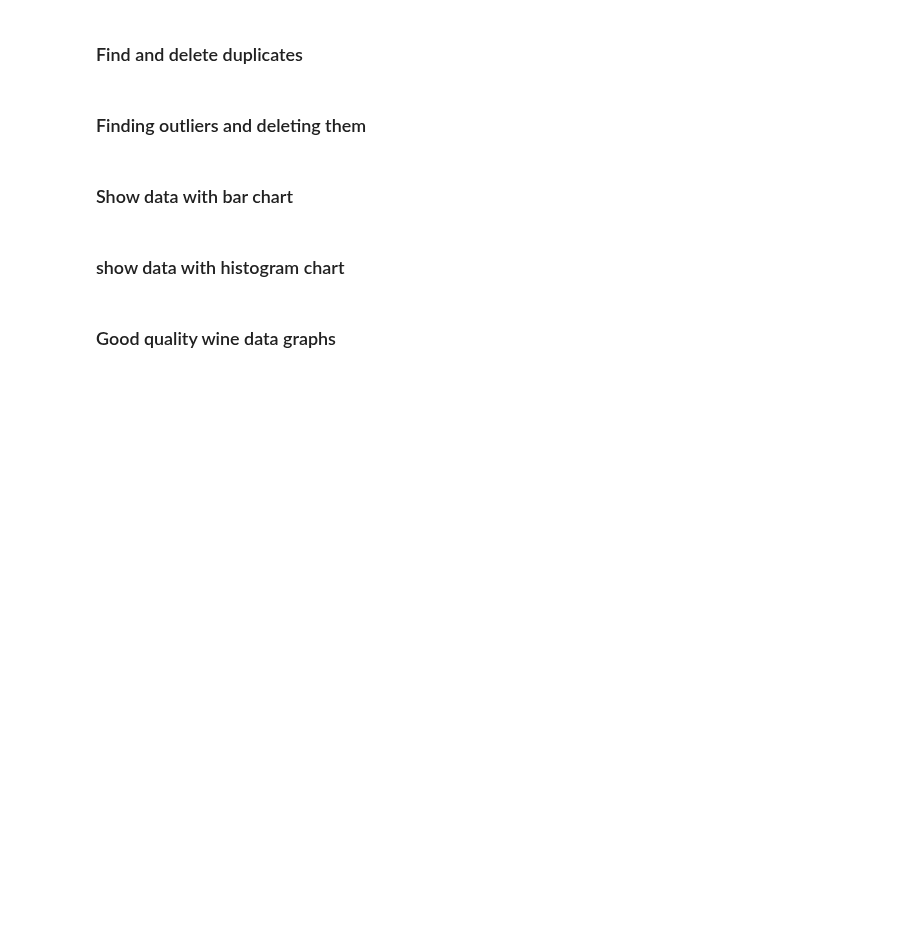
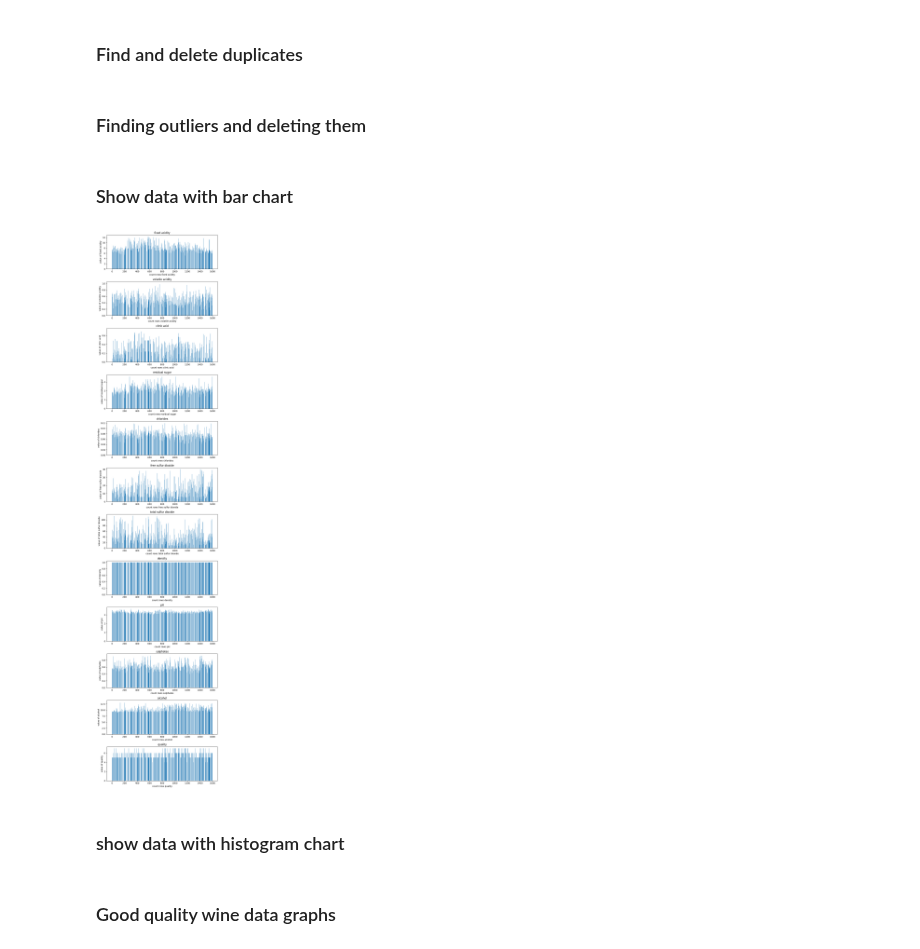
Before and after one commit to Azzure45/big-data-iot-labs, a Jupyter notebook: mini-projekt/mini-project-anton-mahdi.ipynb, the cells around one changed output. Saved outputs shown, nothing was run; the diff lists cells and outputs as text; code cells hidden in the pictures; blank space fills up the shorter version.

Commit message:
fixed graphs

```diff
--- a/mini-projekt/mini-project-anton-mahdi.ipynb
+++ b/mini-projekt/mini-project-anton-mahdi.ipynb
@@ -45,43 +45,43 @@ print(dropted_dups)
 # %% [markdown]
 ### Finding outliers and deleting them
 # %%
-print("-" * 60 + "\nFinding outliers:\n")
-print(df)
-df_outlier = df.copy()
-
-for col in df_outlier.columns:
-    Q1 = df_outlier[f"{col}"].quantile(0.25)
-    Q3 = df_outlier[f"{col}"].quantile(0.75)
+print("-" * 60 + "\nFinding and deleting outliers:\n")
+print(df.describe())
+for col in df.columns:
+    Q1 = df[f"{col}"].quantile(0.25)
+    Q3 = df[f"{col}"].quantile(0.75)
     IQR = Q3 - Q1
 
     lower_bound = Q1 - 1.5 * IQR
     upper_bound = Q3 + 1.5 * IQR
 
-    # print(f"col: {col} --- IQR: {IQR} --- low: {lower_bound} --- high: {upper_bound}")
+    # print(f"Debug:\ncol: {col} --- IQR: {IQR} --- low: {lower_bound} --- high: {upper_bound}")
 
-    df_outlier = df_outlier[(df_outlier[f"{col}"] < lower_bound) | (df_outlier[f"{col}"] > upper_bound)]
-    print(f"Outliers in column: {col}: {df_outlier[f"{col}"].count()}")
+    df = df[(df[f"{col}"] >= lower_bound) & (df[f"{col}"] <= upper_bound)]
 
-print("-" * 60 + "\nDeleting outliers:\n")
-df = df.ex
-print(df)
+print("-" * 60 + "\nafter outlier filtering:\n")
+print(df.describe())
 # %% [markdown]
 ### Show data with bar chart
 # %%
 import matplotlib.pyplot as plt
 
 def bar_subplots(dataFrame, columns):
     n = len(columns)
     fig, axes = plt.subplots(n, 1, figsize=(8, 3*n))
 
     for ax, col in zip(axes, columns):
         ax.bar(dataFrame.index, dataFrame[col])
         ax.set_title(col)
+        ax.set_xlabel(f"count rows {col}")
+        ax.set_ylabel(f"value of {col}")
 
     plt.tight_layout()
     plt.show()
 
-#bar_subplots(df, df.columns)
+bar_subplots(df, df.columns)
+# %% [output]
+[figure, added]
 # %% [markdown]
 ### show data with histogram chart
 # %%
```
Also changed, not shown: parts of 2 cells of this notebook.
